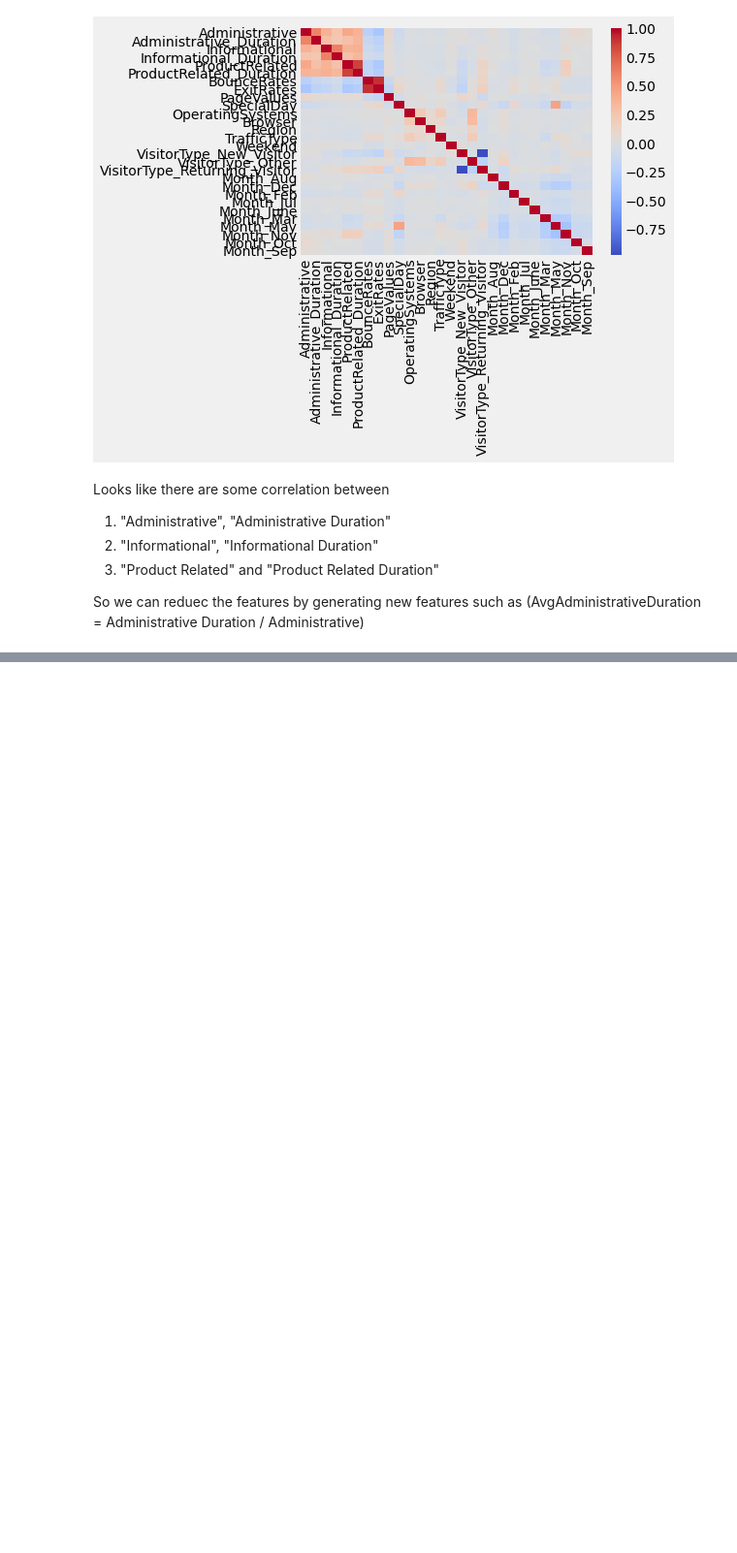
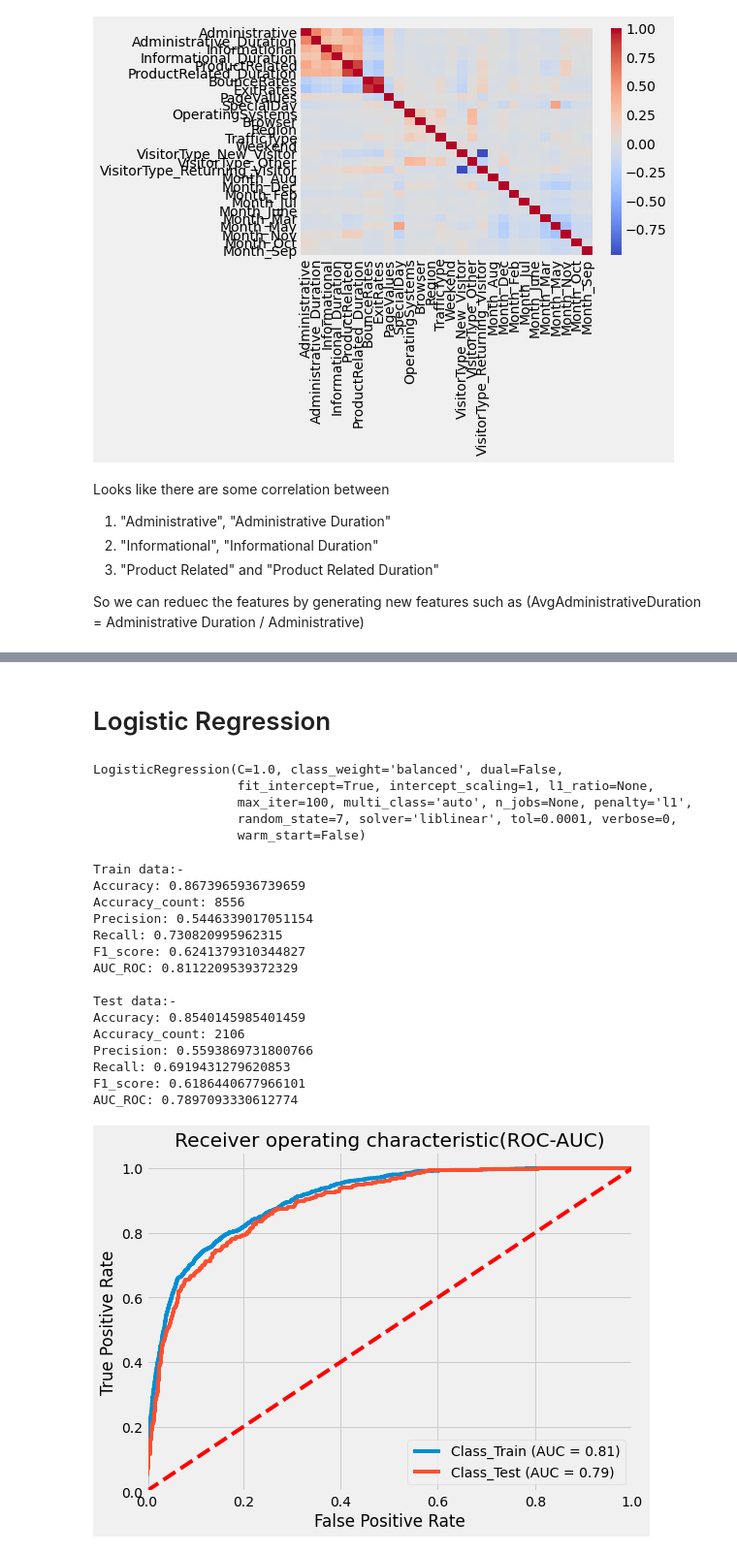
Before and after one commit to dwu926/Problem-Management-UI, a Jupyter notebook: E_commerce_Purchase_Prediction.ipynb, the cells around one changed output, grey strips where cells are left out. Shown at 97% size. Saved outputs shown, nothing was run; the diff lists cells and outputs as text; code cells hidden in the pictures; blank space fills up the shorter version.

```diff
--- a/E_commerce_Purchase_Prediction.ipynb
+++ b/E_commerce_Purchase_Prediction.ipynb
@@ -206,0 +300,48 @@ sns.heatmap(corr_coeff, xticklabels=corr_coeff.columns,yticklabels=corr_coeff.co
+# %%
+# drop all the features that has score < 1.0
+X .drop(['VisitorType_Other','Month_Jul'],axis=1,inplace=True)
+# %%
+# generate the train and test test data split and the standarization of each features:
+
+X_copy = X.copy()
+scaler = RobustScaler()
+X_standarized = scaler.fit_transform(X_copy)
+
+x_train,x_test,y_train,y_test = train_test_split(X_standarized,Y,test_size=0.2,random_state=0)
+# %% [markdown]
+# Logistic Regression
+# %%
+# Note the optimization (solver) and regular and balanced the class weight has been adjust for optimal performance.
+model = LogisticRegression(solver='liblinear',random_state=7, penalty='l1', class_weight='balanced')
+model.fit(x_train, y_train)
+
+y_pred = model.predict(x_test)
+y_pred_train = model.predict(x_train)
+
+train_summary = model_eval(y_train,y_pred_train)
+test_summary = model_eval(y_test,y_pred)
+
+compare_result(train_summary, test_summary)
+roc_auc(model, y_train, x_train, y_test, x_test)
+# %% [output]
+LogisticRegression(C=1.0, class_weight='balanced', dual=False,
+                   fit_intercept=True, intercept_scaling=1, l1_ratio=None,
+                   max_iter=100, multi_class='auto', n_jobs=None, penalty='l1',
+                   random_state=7, solver='liblinear', tol=0.0001, verbose=0,
+                   warm_start=False)
+Train data:-
+Accuracy: 0.8673965936739659
+Accuracy_count: 8556
+Precision: 0.5446339017051154
+Recall: 0.730820995962315
+F1_score: 0.6241379310344827
+AUC_ROC: 0.8112209539372329
+
+Test data:-
+Accuracy: 0.8540145985401459
+Accuracy_count: 2106
+Precision: 0.5593869731800766
+Recall: 0.6919431279620853
+F1_score: 0.6186440677966101
+AUC_ROC: 0.7897093330612774
+[figure, added]
```
Also changed, not shown: parts of 15 cells of this notebook.
